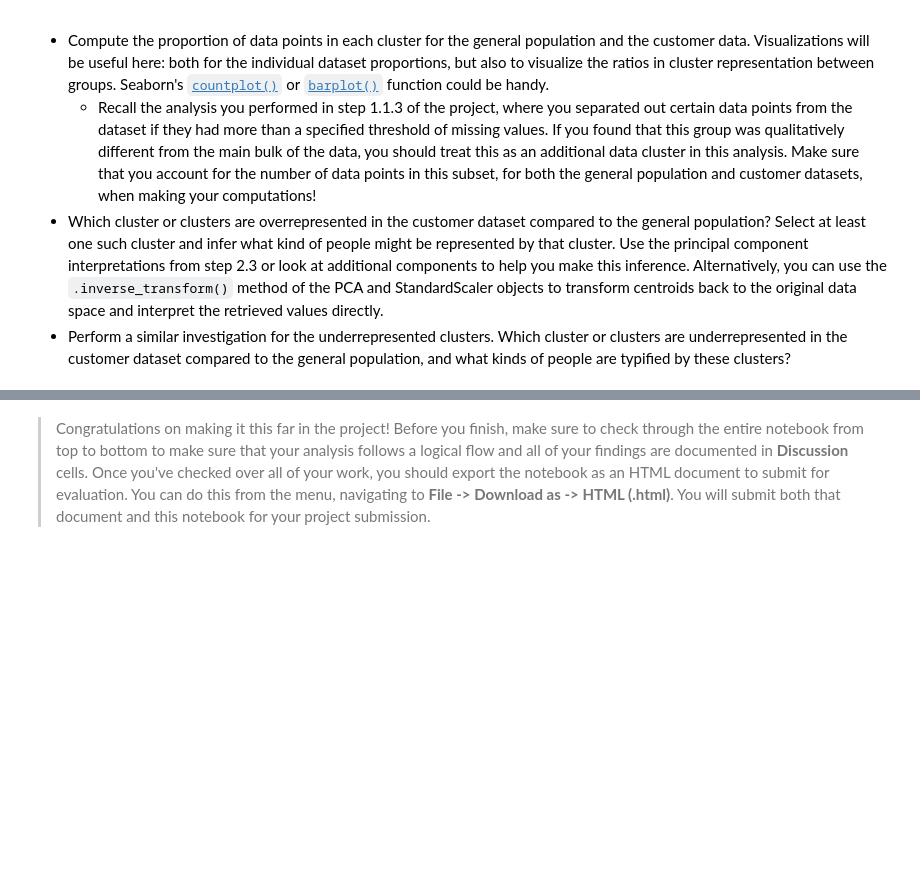
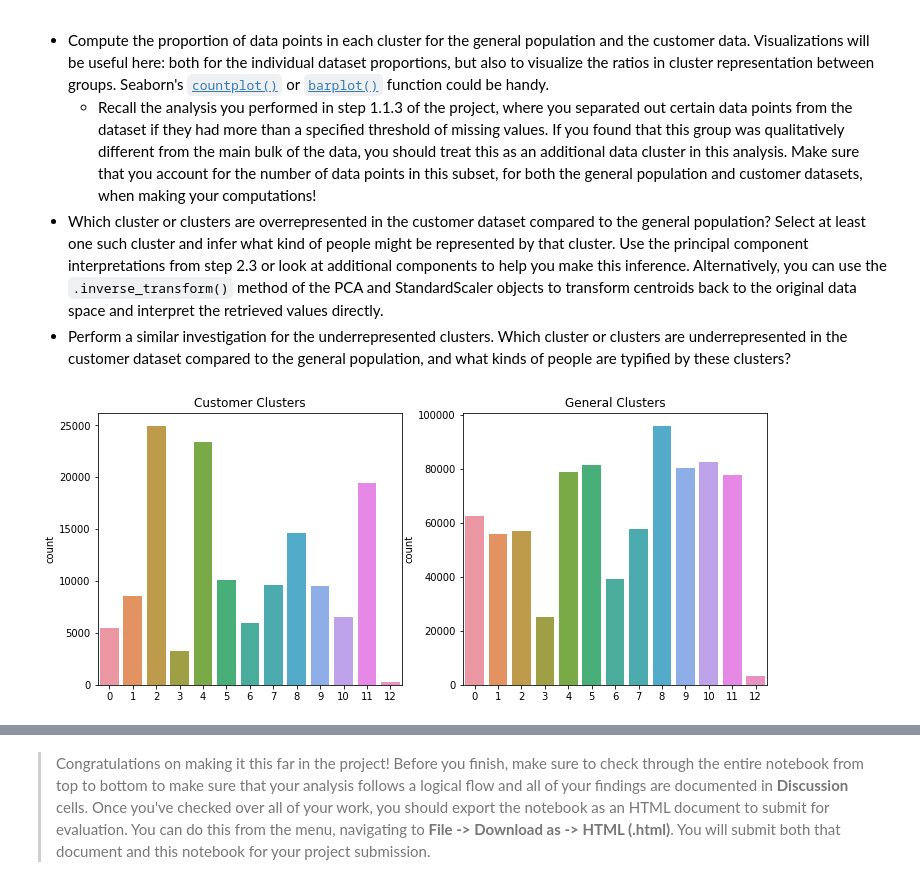
Before and after one commit to matt-35/Udacity-Identify_Customer_Segments, a Jupyter notebook: Identify_Customer_Segments.ipynb, the cells around one changed output, grey strips where cells are left out. Cells and saved outputs as stored; diff of their text form; code cells hidden in the pictures; blank space fills up the shorter version.

```diff
--- a/Identify_Customer_Segments.ipynb
+++ b/Identify_Customer_Segments.ipynb
@@ -726,3 +982,5 @@ customers =
 # Apply preprocessing, feature transformation, and clustering from the general
 # demographics onto the customer data, obtaining cluster predictions for the
 # customer demographics data.
+
+customers_clean = clean_data(customers)
@@ -728,0 +998,2 @@ customers =
+# %%
+customers_clean = pd.DataFrame(fill_na.fit_transform(customers_clean), columns=customers_clean.columns)
@@ -729,3 +1010,8 @@ customers =
+# %%
+customers_scaled = StandardScaler().fit_transform(customers_clean)
+customers_pca = pca.transform(customers_scaled)
+# %%
+customers_predict = kmeans_model.predict(customers_pca)
 # %% [markdown]
 ### Step 3.3: Compare Customer Data to Demographics Data
 
@@ -742,6 +1028,17 @@ Take a look at the following points in this step:
 # %%
 # Compare the proportion of data in each cluster for the customer data to the
 # proportion of data in each cluster for the general population.
+
+figure, axs = plt.subplots(nrows=1, ncols=2, figsize=(12,5))
+
+sns.countplot(customers_predict, ax=axs[0])
+axs[0].set_title('Customer Clusters')
+sns.countplot(azidas_predict, ax=axs[1])
+axs[1].set_title('General Clusters')
+
+plt.show()
+# %% [output]
+[figure, added]
 # %%
 # What kinds of people are part of a cluster that is overrepresented in the
 # customer data compared to the general population?
```
Also changed, not shown: parts of 33 cells of this notebook, 2 other files.
